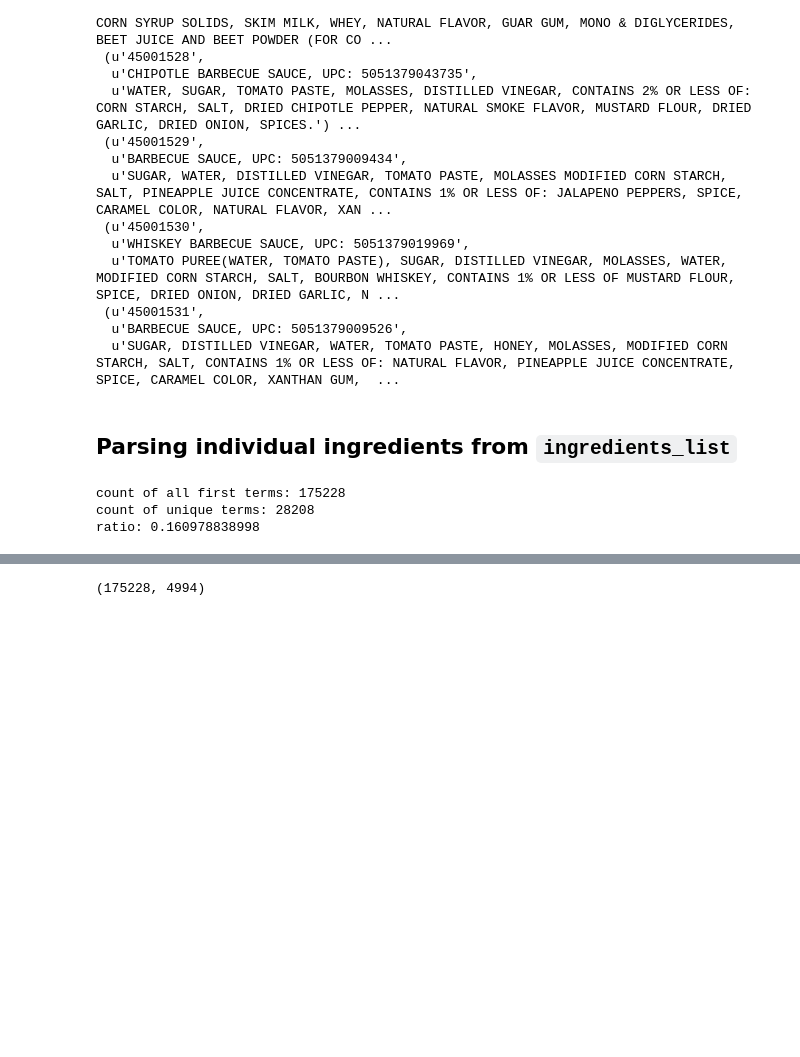
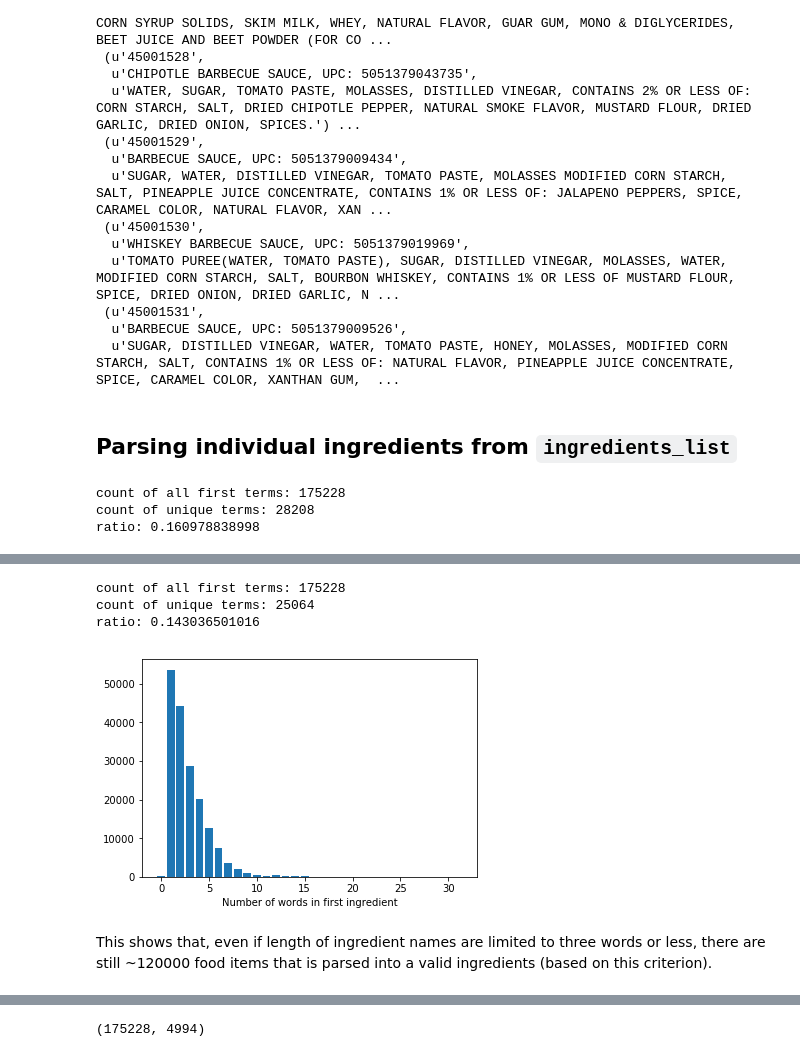
Before and after one commit to q0j0p/food, a Jupyter notebook: src/data/USDA Branded Food Items .ipynb, the cells around one changed output, grey strips where cells are left out. Saved outputs shown, nothing was run; the diff lists cells and outputs as text; code cells hidden in the pictures; blank space fills up the shorter version.

```diff
--- a/src/data/USDA Branded Food Items .ipynb
+++ b/src/data/USDA Branded Food Items .ipynb
@@ -145,8 +58,0 @@ all_punctuation_counter.most_common()
-# %%
-punctuation_counter = []
-for a in ingredients_list:
-    punctuation_counter.append(collections.Counter(re.findall(r'[!"#$%&\\\\\'()*+,-./:;<=>?@\[\]^_`{|}~\']', a)).most_common())
-# %%
-split_ingredients_list = []
-for i,a in enumerate(ingredients_list):
-    split_ingredients_list.append([a.split(punctuation_counter[i][0][1])])
@@ -219,0 +100,6 @@ dtm = cvectorizer.fit_transform(ingredients_list)
+# %%
+# Frequency of punctuation occurrences for each ingredient list.
+punctuation_counter = []
+for a in ingredients_list:
+    punctuation_counter.append(collections.Counter(re.findall(r'[!"#$%&\\\\\'()*+,-./:;<=>?@\[\]^_`{|}~\']',
+                                                              a)).most_common()
@@ -219,0 +137,4 @@ dtm = cvectorizer.fit_transform(ingredients_list)
+# %%
+# Use regular expressions to split ingredients_list by all relevant separators
+pattern = re.compile(r'[.,;]|/| - |\*')
+list1 = [re.split(pattern, a.lower()) for a in ingredients_list]
@@ -219,0 +161,23 @@ dtm = cvectorizer.fit_transform(ingredients_list)
+# %%
+# Splitting with relevant separators improves consolidation (again, without
+# additional preprocessing/tokenization):
+first_list1 = [a[0] for a in list1]
+print "count of all first terms:", len(first_list1)
+print "count of unique terms:", len(set(first_list1))
+print "ratio: {}".format(1.*len(set(first_list1))/len(first_list1))
+# %% [output]
+count of all first terms: 175228
+count of unique terms: 25064
+ratio: 0.143036501016
+# %%
+# Observe how many words are in the first ingredient:
+num_words_first = [len(a.split()) for a in first_list1]
+counter_first_list1 = collections.Counter(num_words_first)
+
+plt.bar(list(counter_first_list1.keys()), counter_first_list1.values())
+plt.xlabel("Number of words in first ingredient")
+plt.show()
+# %% [output]
+[figure, added]
+# %% [markdown]
+This shows that, even if length of ingredient names are limited to three words or less, there are still ~120000 food items that is parsed into a valid ingredients (based on this criterion).
```
Also changed, not shown: parts of 71 cells of this notebook.
